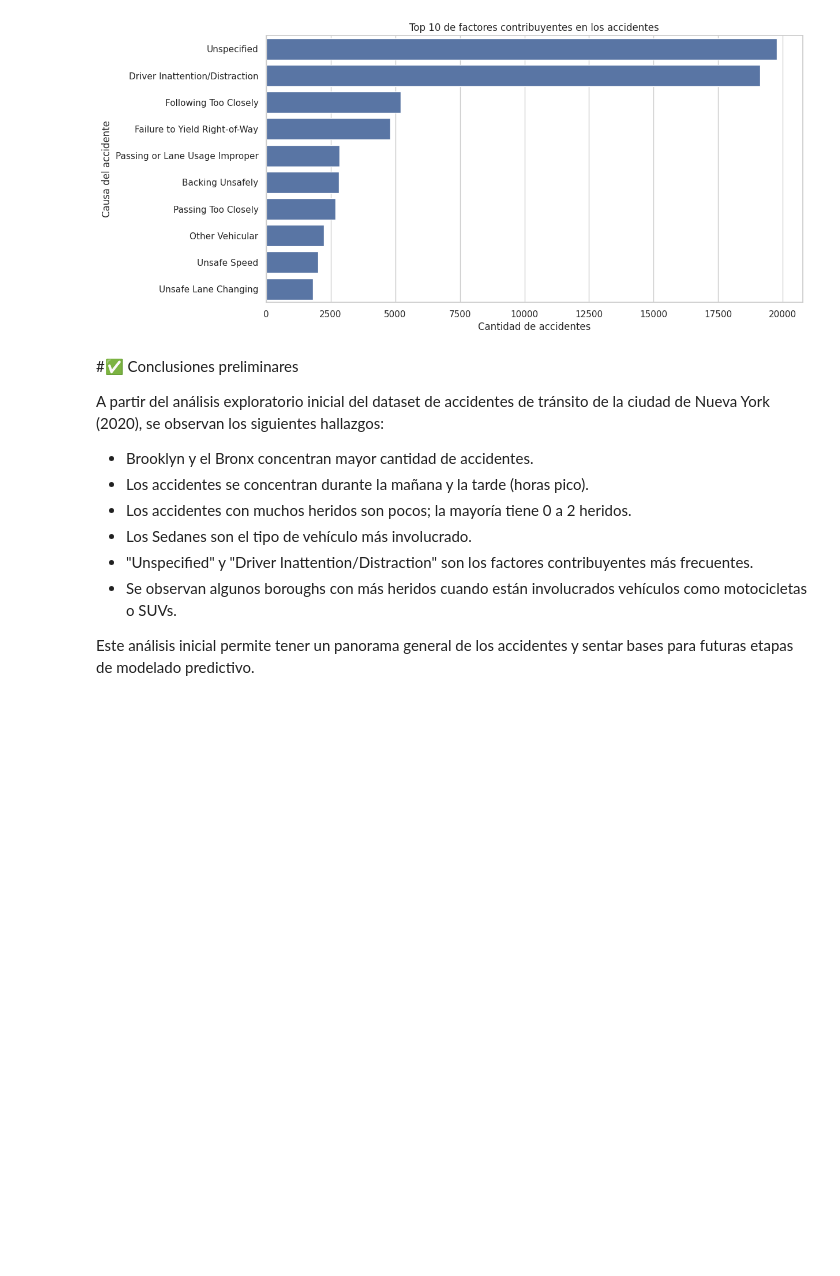
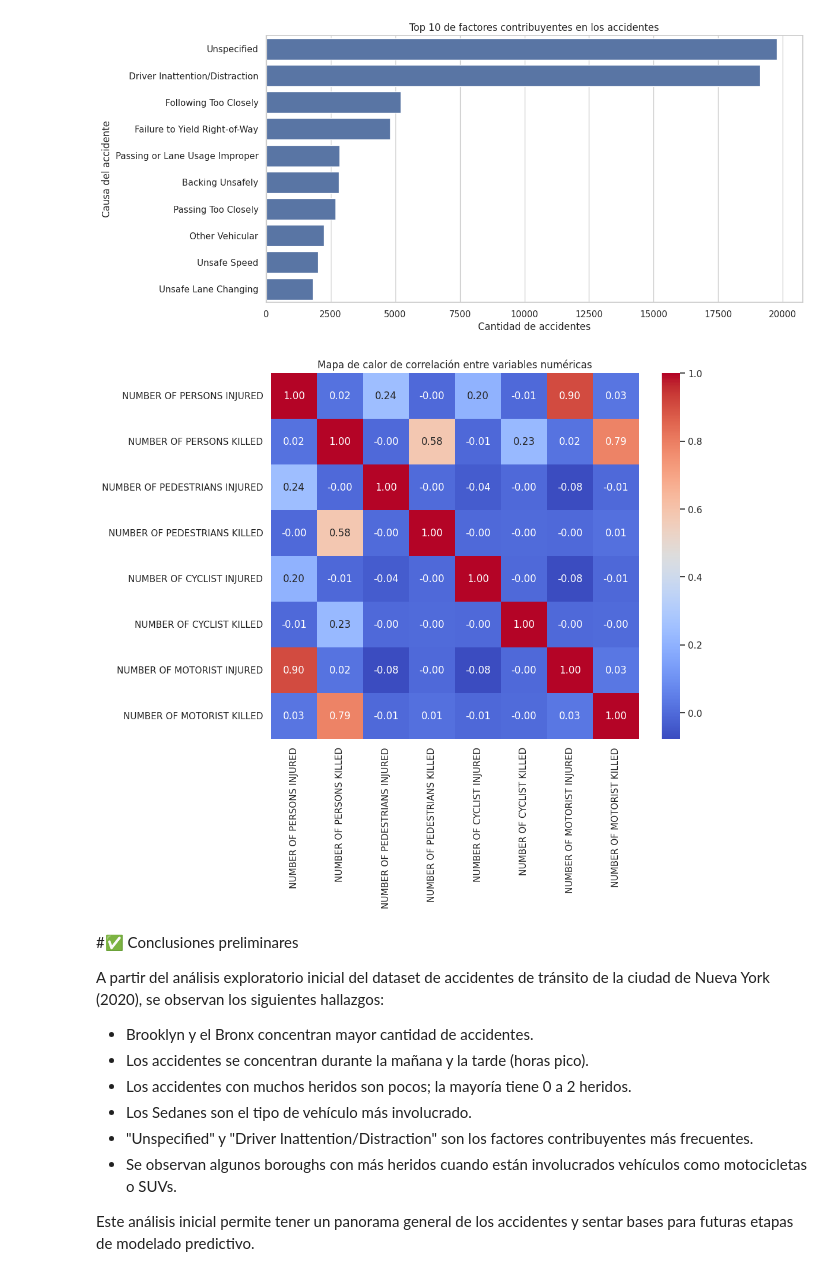
Before and after one commit to jsalafica/Data-Science-I, a Jupyter notebook: ProyectoDS_ParteI_Salafica.ipynb, the cells around one changed output. Cells and saved outputs as stored; diff of their text form; code cells hidden in the pictures; blank space fills up the shorter version.

```diff
--- a/ProyectoDS_ParteI_Salafica.ipynb
+++ b/ProyectoDS_ParteI_Salafica.ipynb
@@ -142,6 +142,29 @@ plt.ylabel("Causa del accidente")
 plt.show()
 # %% [output]
 [figure]
+# %%
+# Seleccionamos sólo las columnas numéricas de interés
+cols_corr = [
+    'NUMBER OF PERSONS INJURED',
+    'NUMBER OF PERSONS KILLED',
+    'NUMBER OF PEDESTRIANS INJURED',
+    'NUMBER OF PEDESTRIANS KILLED',
+    'NUMBER OF CYCLIST INJURED',
+    'NUMBER OF CYCLIST KILLED',
+    'NUMBER OF MOTORIST INJURED',
+    'NUMBER OF MOTORIST KILLED'
+]
+
+# Calculamos la matriz de correlación
+corr = df[cols_corr].corr()
+
+# Graficamos el heatmap
+plt.figure(figsize=(10,8))
+sns.heatmap(corr, annot=True, cmap='coolwarm', fmt=".2f")
+plt.title("Mapa de calor de correlación entre variables numéricas")
+plt.show()
+# %% [output]
+[figure, added]
 # %% [markdown]
 
 #✅ Conclusiones preliminares
```
